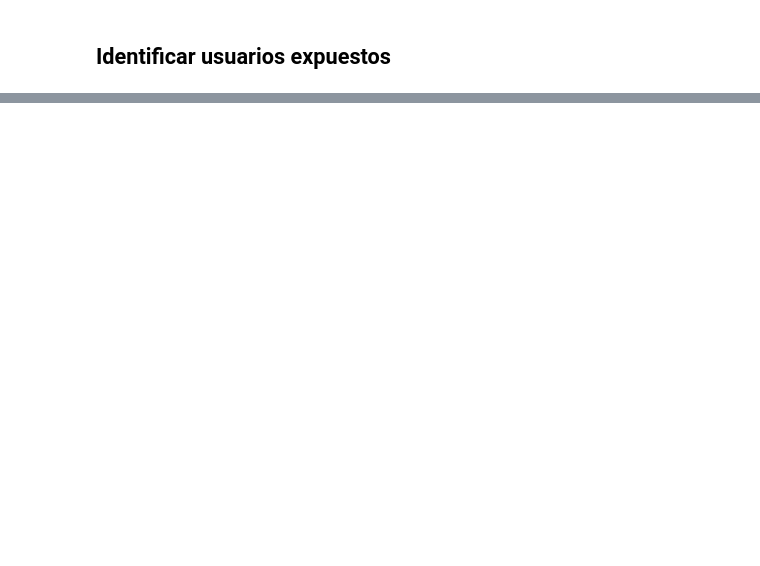
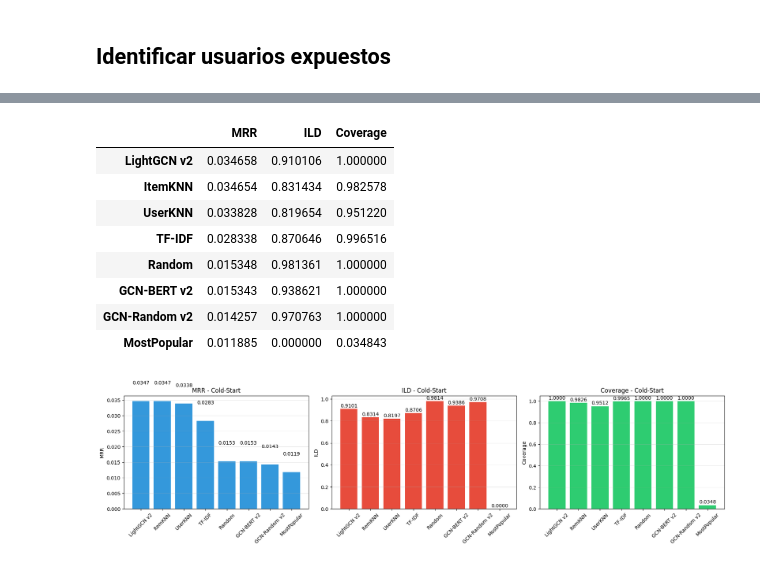
Before and after one commit to aLotOfGluten/IIC3633-Proyecto, a Jupyter notebook: midterm/Cold_Start_Recomendacion_Online_v2.ipynb, the cells around one changed output, grey strips where cells are left out. Drawn from its saved outputs; the diff is of its cells as text; code cells hidden in the pictures; blank space fills up the shorter version.

```diff
--- a/midterm/Cold_Start_Recomendacion_Online_v2.ipynb
+++ b/midterm/Cold_Start_Recomendacion_Online_v2.ipynb
@@ -1068,0 +1188,10 @@ Usuarios expuestos a fake news (FR):
+# %%
+if 'model_results' not in globals():
+    model_results = {}
+
+model_results.update({
+    'GCN-BERT v2': {'metrics': metrics_gcn_bert, 'recs': recs_gcn_bert},
+    'GCN-Random v2': {'metrics': metrics_gcn_random, 'recs': recs_gcn_random},
+    'LightGCN v2': {'metrics': metrics_lightgcn, 'recs': recs_lightgcn},
+})
+print(f"Modelos registrados: {list(model_results.keys())}")
@@ -1068,0 +1368,5 @@ Usuarios expuestos a fake news (FR):
+# %%
+for name, recs in baseline_recs.items():
+    metrics = compute_metrics(recs, gt_test, num_test_items)
+    model_results[name] = {'metrics': metrics, 'recs': recs}
+    print(f"{name:>12} → Test MRR {metrics['MRR']:.5f} | ILD {metrics['ILD']:.5f} | Coverage {metrics['Coverage']:.5f}")
@@ -1068,0 +1384,56 @@ Usuarios expuestos a fake news (FR):
+# %%
+import pandas as pd
+import matplotlib.pyplot as plt
+
+comparison_df = pd.DataFrame({
+    name: res['metrics'] for name, res in model_results.items()
+}).T[['MRR', 'ILD', 'Coverage']]
+
+comparison_df = comparison_df.sort_values('MRR', ascending=False)
+display(comparison_df)
+
+fig, axes = plt.subplots(1, 3, figsize=(18, 5))
+metrics_names = ['MRR', 'ILD', 'Coverage']
+colors = ['#3498db', '#e74c3c', '#2ecc71']
+
+for i, metric in enumerate(metrics_names):
+    axes[i].bar(comparison_df.index, comparison_df[metric], color=colors[i])
+    axes[i].set_ylabel(metric)
+    axes[i].set_title(f'{metric} - Cold-Start')
+    axes[i].tick_params(axis='x', rotation=45)
+    for j, v in enumerate(comparison_df[metric]):
+        axes[i].text(j, v + 0.005, f'{v:.4f}', ha='center', va='bottom')
+    axes[i].grid(True, alpha=0.3, axis='y')
+
+plt.tight_layout()
+plt.show()
+
+def coverage_at_k(recommendations, num_items, k):
+    seen = set()
+    for rec_list in recommendations.values():
+        seen.update(rec_list[:k])
+    return len(seen) / num_items if num_items > 0 else 0.0
+
+coverage_rows = []
+for name in comparison_df.index:
+    recs = model_results[name]['recs']
+    coverage_rows.append({
+        'Modelo': name,
+        'Coverage@3': coverage_at_k(recs, num_test_items, 3),
+        'Coverage@5': coverage_at_k(recs, num_test_items, 5),
+        'Coverage@10': coverage_at_k(recs, num_test_items, 10),
+    })
+
+coverage_df = pd.DataFrame(coverage_rows).set_index('Modelo')
+display(coverage_df)
+# %% [output]
+|  | MRR | ILD | Coverage |
+| LightGCN v2 | 0.034658 | 0.910106 | 1.000000 |
+| ItemKNN | 0.034654 | 0.831434 | 0.982578 |
+| UserKNN | 0.033828 | 0.819654 | 0.951220 |
+| TF-IDF | 0.028338 | 0.870646 | 0.996516 |
+| Random | 0.015348 | 0.981361 | 1.000000 |
+| GCN-BERT v2 | 0.015343 | 0.938621 | 1.000000 |
+| GCN-Random v2 | 0.014257 | 0.970763 | 1.000000 |
+| MostPopular | 0.011885 | 0.000000 | 0.034843 |
+[figure, added]
```
Also changed, not shown: parts of 16 cells of this notebook.
